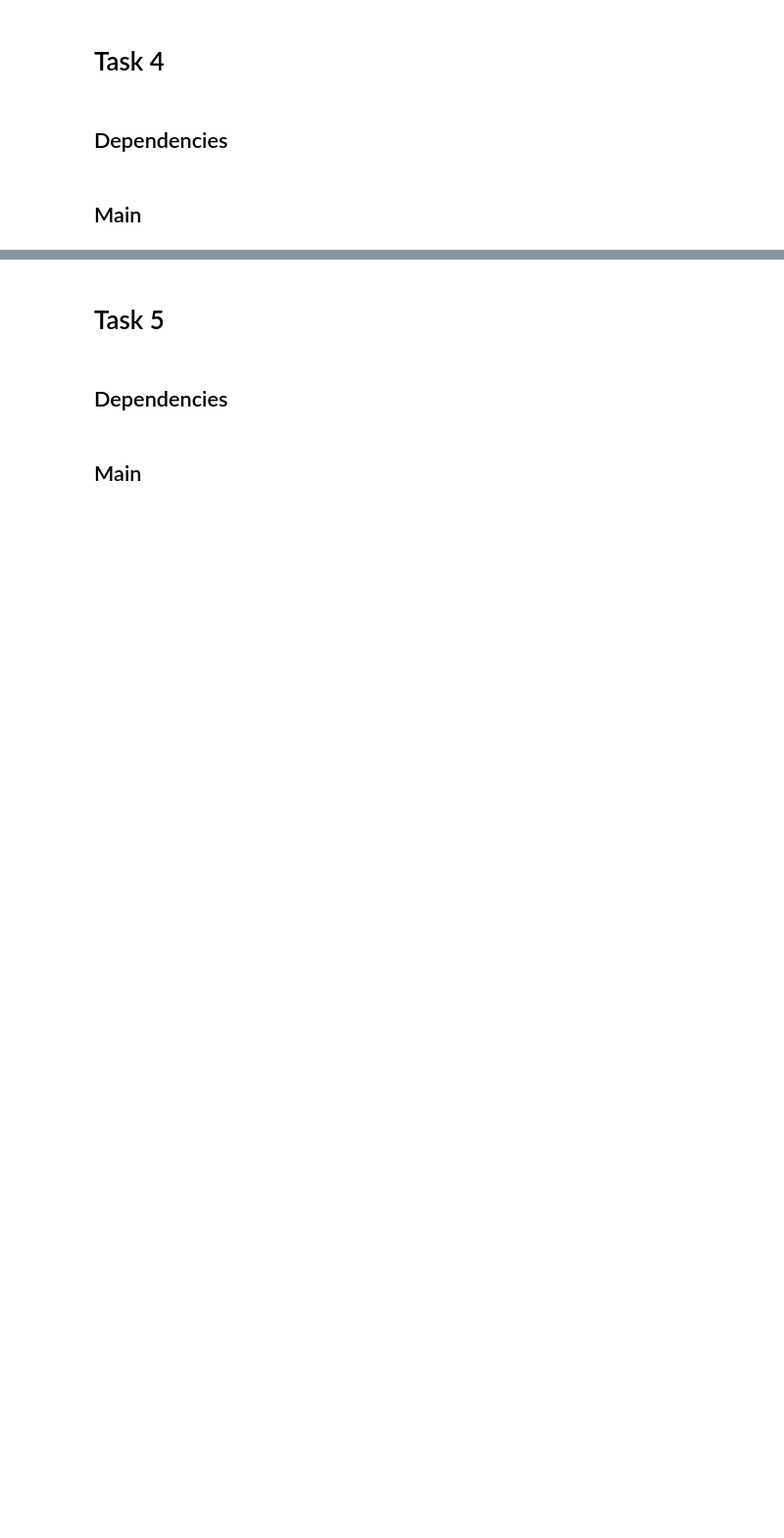
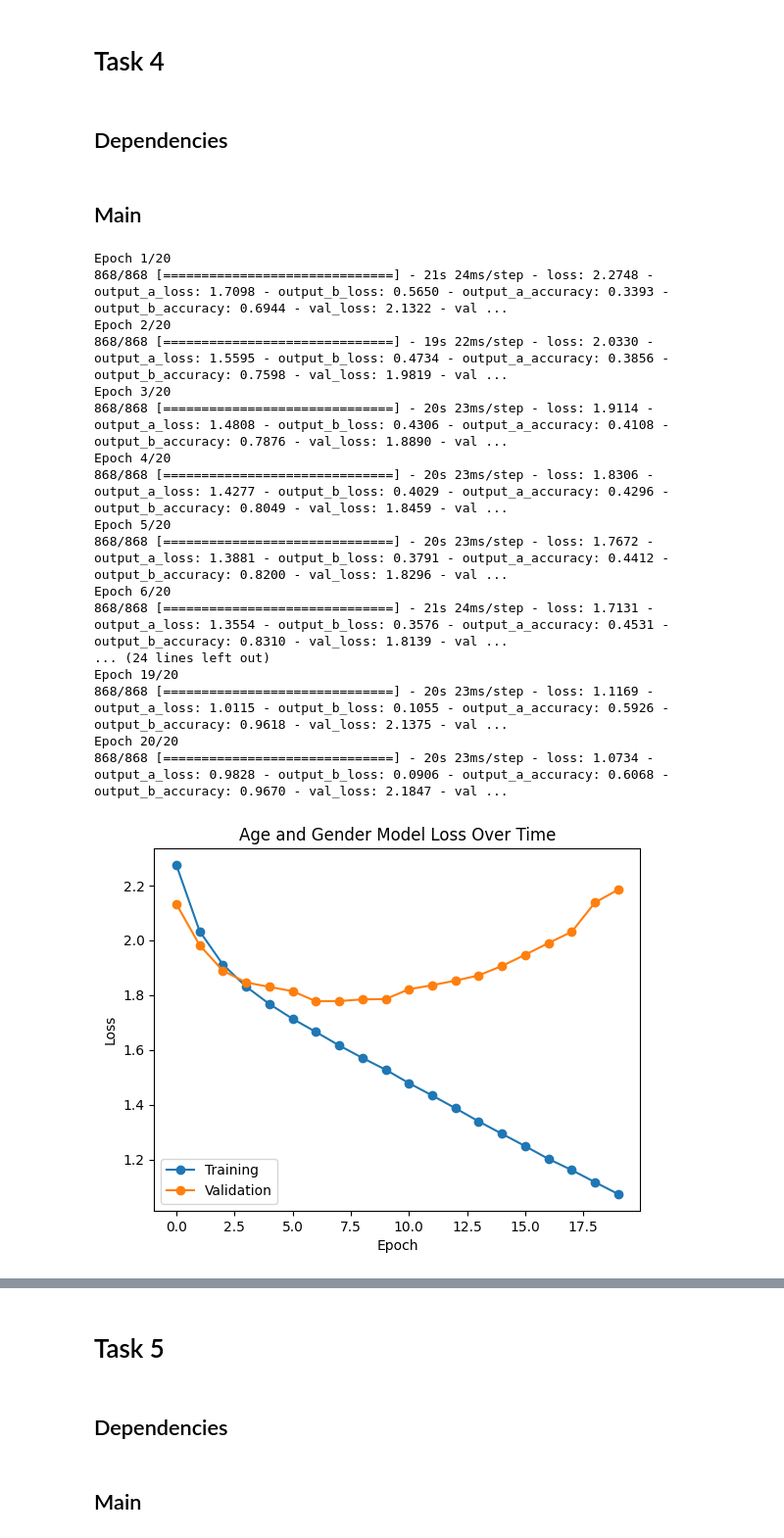
Before and after one commit to Arkifeanyi/COSC_525_Project3, a Jupyter notebook: project3.ipynb, the cells around one changed output, grey strips where cells are left out. Shown at 98% size. Drawn from its saved outputs; the diff is of its cells as text; code cells hidden in the pictures; blank space fills up the shorter version.

```diff
--- a/project3.ipynb
+++ b/project3.ipynb
@@ -91,7 +366,20 @@ def build_task_3_nn(n: int):
 # Task 4
 # %% [markdown]
 ## Dependencies
-# %%
-# TODO: Customize as per project writeup
-def build_task_4_nn(n: int):
-    pass
+# %%
+def build_task_4_nn(n1: int, n2: int):
+    inputs = Input((32, 32, 1))
+    conv1 = Conv2D(32, 7, activation="relu")(inputs)
+    max_pool = MaxPool2D()(conv1)
+    conv2 = Conv2D(48, 3, activation="relu")(max_pool)
+    flatten = Flatten()(conv2)
+
+    dense_a1 = Dense(100, activation="relu")(flatten)
+    dense_a2 = Dense(n1, activation="softmax", name="output_a")(dense_a1)
+
+    dense_b1 = Dense(100, activation="relu")(flatten)
+    dense_b2 = Dense(n2, activation="softmax", name="output_b")(dense_b1)
+
+    model = Model(inputs=inputs, outputs=[dense_a2, dense_b2])
+    model.compile(loss={"output_a": "categorical_crossentropy", "output_b": "categorical_crossentropy"}, optimizer=adamw.AdamW(0.0005, amsgrad=True), metrics=["accuracy"])
+    return model
@@ -103,0 +479,21 @@ def build_task_4_nn(n: int):
+# %%
+task_4(build_task_4_nn)
+# %% [output]
+Epoch 1/20
+868/868 [==============================] - 21s 24ms/step - loss: 2.2748 - output_a_loss: 1.7098 - output_b_loss: 0.5650 - output_a_accuracy: 0.3393 - output_b_accuracy: 0.6944 - val_loss: 2.1322 - val ...
+Epoch 2/20
+868/868 [==============================] - 19s 22ms/step - loss: 2.0330 - output_a_loss: 1.5595 - output_b_loss: 0.4734 - output_a_accuracy: 0.3856 - output_b_accuracy: 0.7598 - val_loss: 1.9819 - val ...
+Epoch 3/20
+868/868 [==============================] - 20s 23ms/step - loss: 1.9114 - output_a_loss: 1.4808 - output_b_loss: 0.4306 - output_a_accuracy: 0.4108 - output_b_accuracy: 0.7876 - val_loss: 1.8890 - val ...
+Epoch 4/20
+868/868 [==============================] - 20s 23ms/step - loss: 1.8306 - output_a_loss: 1.4277 - output_b_loss: 0.4029 - output_a_accuracy: 0.4296 - output_b_accuracy: 0.8049 - val_loss: 1.8459 - val ...
+Epoch 5/20
+868/868 [==============================] - 20s 23ms/step - loss: 1.7672 - output_a_loss: 1.3881 - output_b_loss: 0.3791 - output_a_accuracy: 0.4412 - output_b_accuracy: 0.8200 - val_loss: 1.8296 - val ...
+Epoch 6/20
+868/868 [==============================] - 21s 24ms/step - loss: 1.7131 - output_a_loss: 1.3554 - output_b_loss: 0.3576 - output_a_accuracy: 0.4531 - output_b_accuracy: 0.8310 - val_loss: 1.8139 - val ...
+... (24 lines left out)
+Epoch 19/20
+868/868 [==============================] - 20s 23ms/step - loss: 1.1169 - output_a_loss: 1.0115 - output_b_loss: 0.1055 - output_a_accuracy: 0.5926 - output_b_accuracy: 0.9618 - val_loss: 2.1375 - val ...
+Epoch 20/20
+868/868 [==============================] - 20s 23ms/step - loss: 1.0734 - output_a_loss: 0.9828 - output_b_loss: 0.0906 - output_a_accuracy: 0.6068 - output_b_accuracy: 0.9670 - val_loss: 2.1847 - val ...
+[figure, added]
```
Also changed, not shown: parts of 76 cells of this notebook, 37 other files.
